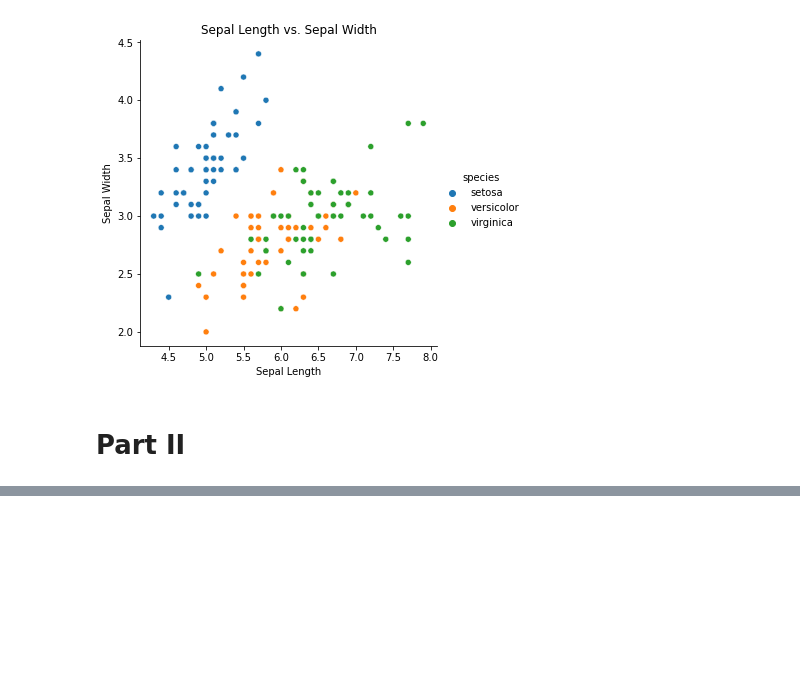
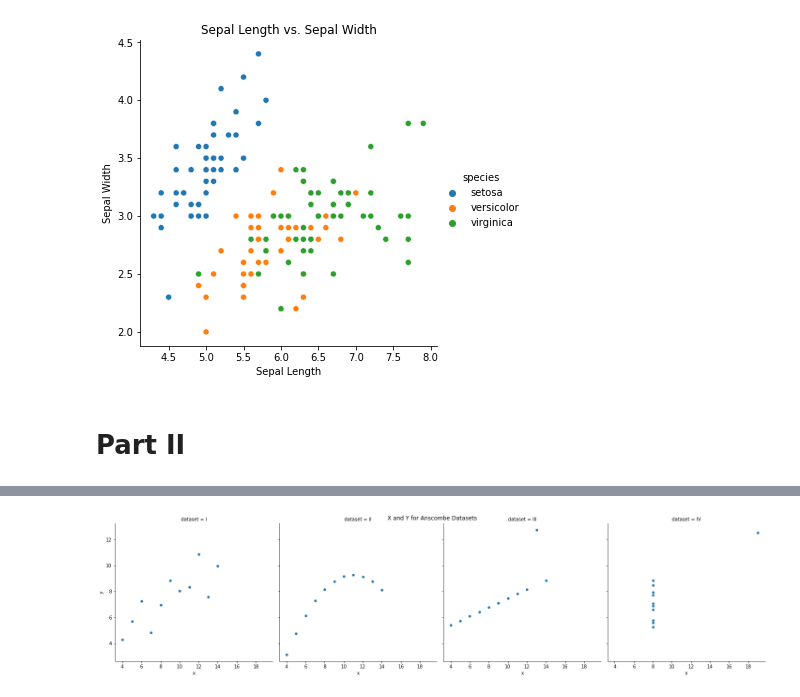
Before and after one commit to BraedenWright/numpy-pandas-visualization-exercises, a Jupyter notebook: seaborn_exercises.ipynb, the cells around one changed output, grey strips where cells are left out. Drawn from its saved outputs; the diff is of its cells as text; code cells hidden in the pictures; blank space fills up the shorter version.

```diff
--- a/seaborn_exercises.ipynb
+++ b/seaborn_exercises.ipynb
@@ -96,3 +96,6 @@ plt.show()
 # Part II
 # %%
 # 1.
+
+anscombe = sns.load_dataset('anscombe')
+anscombe.head()
@@ -98,0 +119,6 @@ plt.show()
+# %%
+sns.relplot(x='x', y='y', data=anscombe, col='dataset')
+plt.suptitle('X and Y for Anscombe Datasets')
+plt.show()
+# %% [output]
+[figure, added]
```
Also changed, not shown: parts of 4 cells of this notebook.
